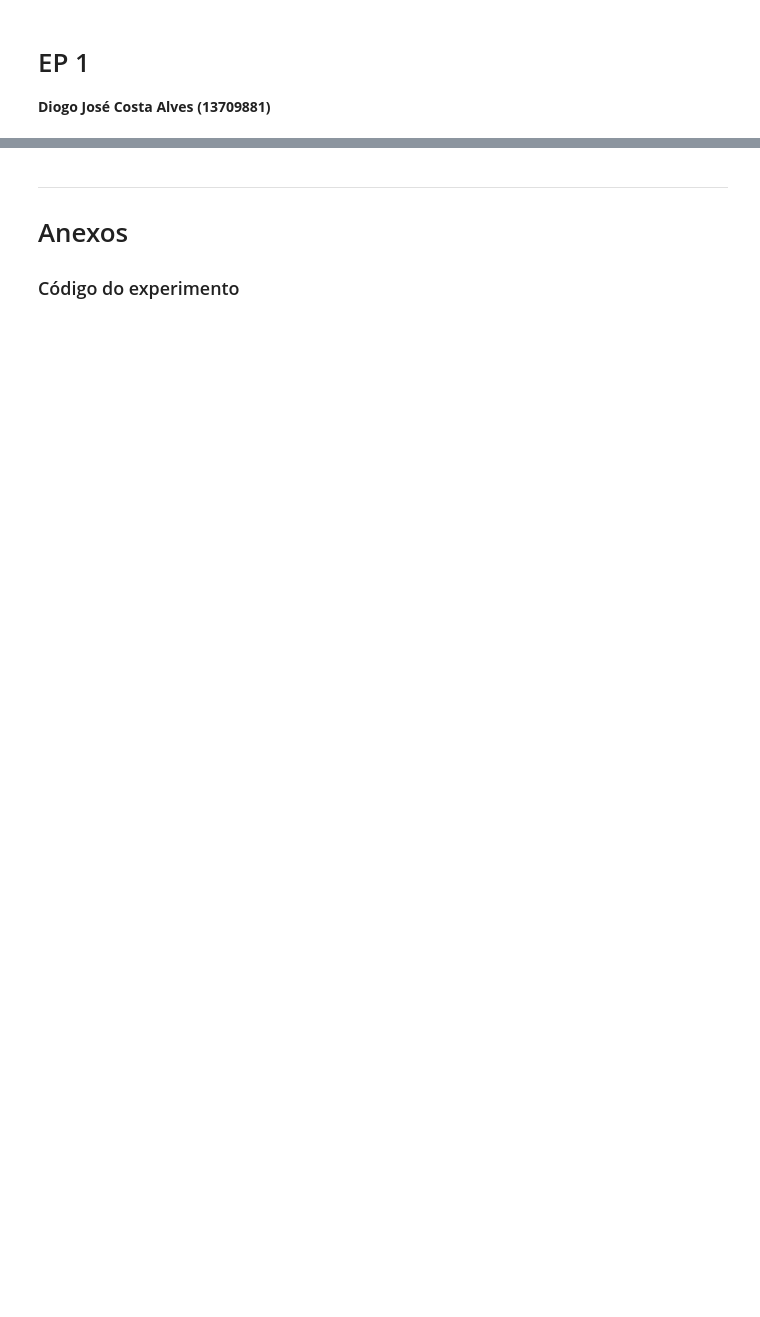
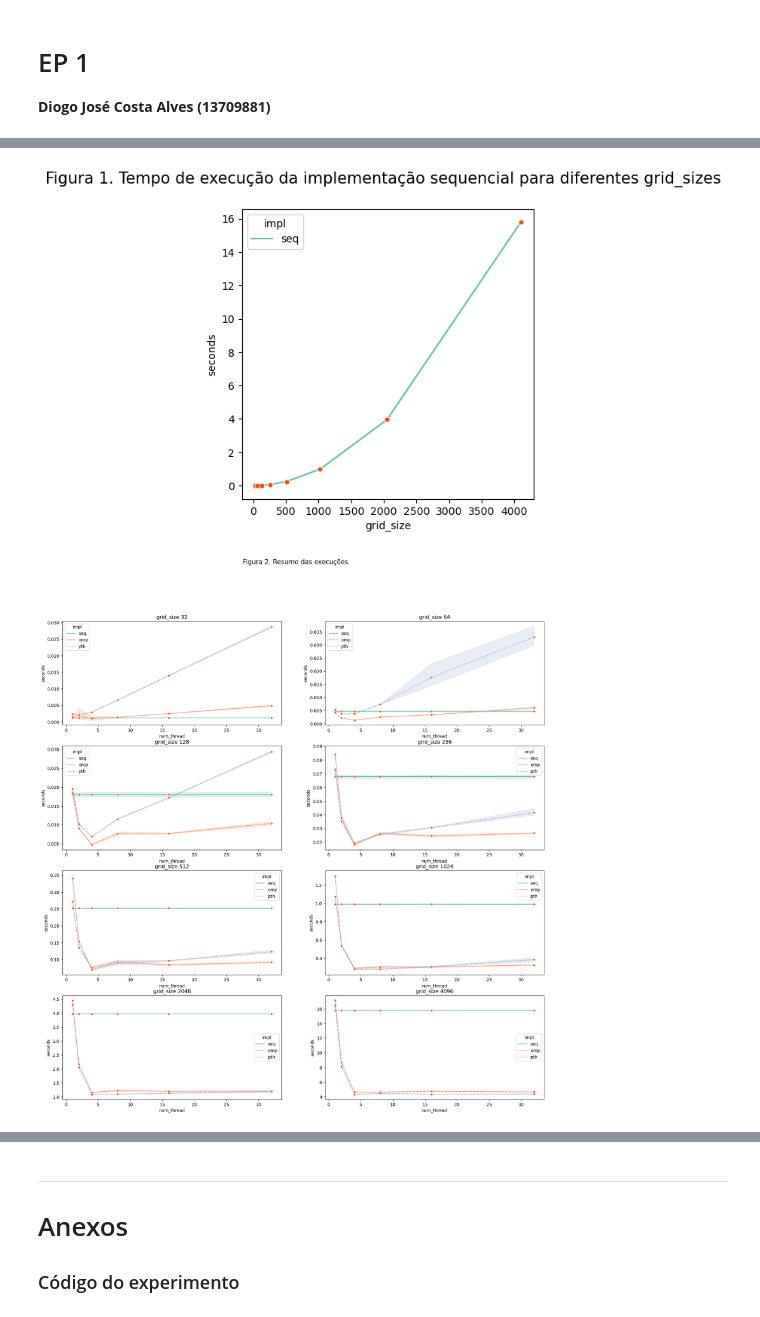
Before and after one commit to diogoalves/mac0219-paralela, a Jupyter notebook: EPs/1/ep1_diogo_alves.ipynb, the cells around one changed output, grey strips where cells are left out. Cells and saved outputs as stored; diff of their text form; code cells hidden in the pictures; blank space fills up the shorter version.

```diff
--- a/EPs/1/ep1_diogo_alves.ipynb
+++ b/EPs/1/ep1_diogo_alves.ipynb
@@ -82,0 +88,5 @@ create_baseline(grid_sizes, samples_per_evaluation)
+# %%
+figuras()
+# %% [output]
+[figure, added]
+[figure, added]
```
Also changed, not shown: parts of 13 cells of this notebook, 11 other files.
